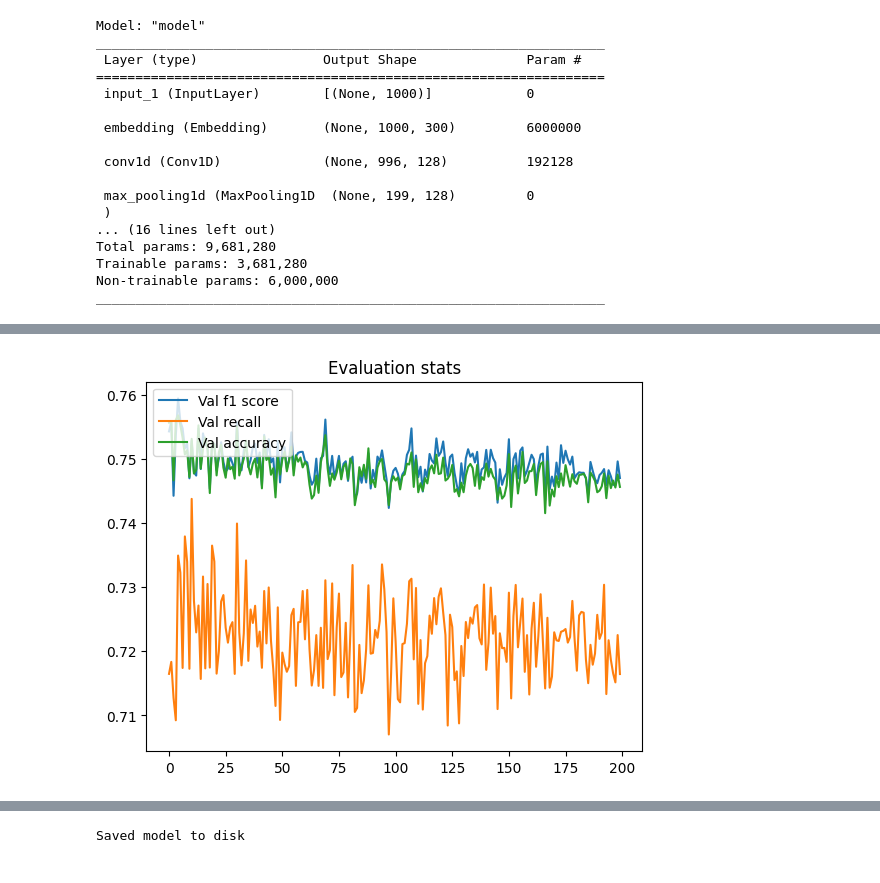
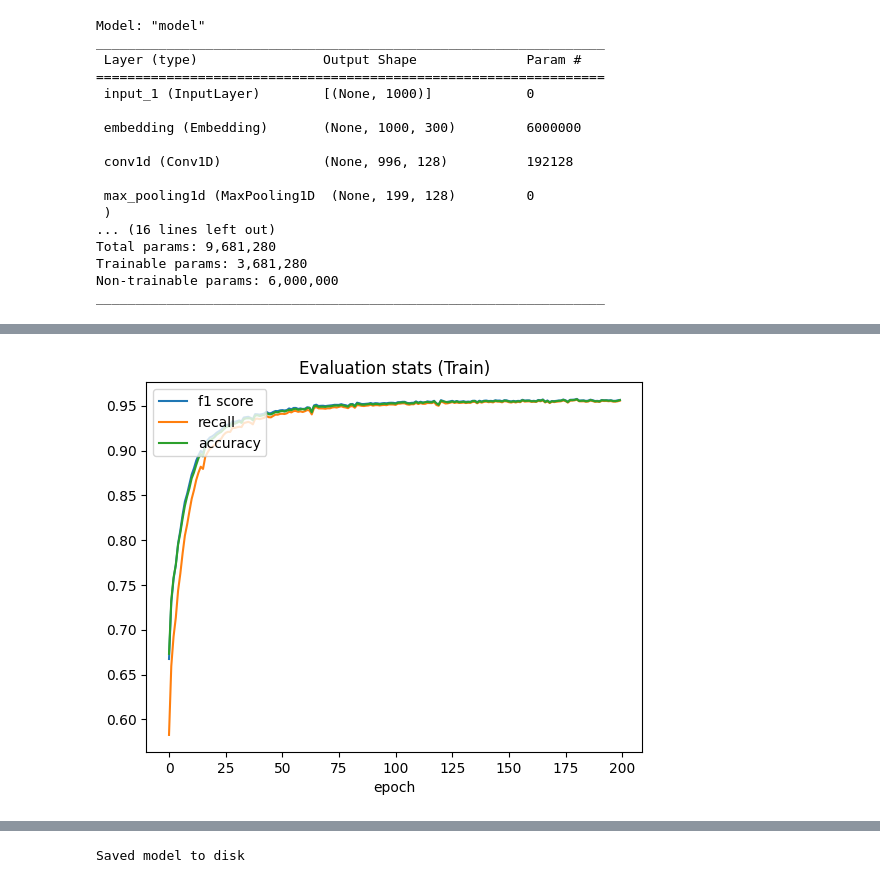
Before and after one commit to sashimdr8/Nepali-News-Classification, a Jupyter notebook: Nepali News Classification.ipynb, the cells around one changed output, grey strips where cells are left out. Cells and saved outputs as stored; diff of their text form; code cells hidden in the pictures.

```diff
--- a/Nepali News Classification.ipynb
+++ b/Nepali News Classification.ipynb
@@ -370,11 +411,16 @@ pyplot.show()
-# %%
-pyplot.plot(history.history["val_f1_m"],  label="Val f1 score")
-
-pyplot.plot(history.history["val_recall_m"], label="Val recall")
-pyplot.plot(history.history['val_acc'] , label="Val accuracy")
-
-pyplot.title('Evaluation stats')
-pyplot.legend(loc="upper left")
-pyplot.show()
-# %% [output]
-[figure, removed]
+# %%
+import matplotlib.pyplot as plt
+from matplotlib import pyplot
+
+
+# plot metrics
+pyplot.plot(history.history["f1_m"],  label="f1 score")
+
+pyplot.plot(history.history["recall_m"], label="recall")
+pyplot.plot(history.history['acc'] , label="accuracy")
+pyplot.title('Evaluation stats (Train)')
+pyplot.xlabel("epoch")
+pyplot.legend(loc="upper left")
+pyplot.show()
+# %% [output]
+[figure, added]
```
Also changed, not shown: parts of 16 cells of this notebook.
